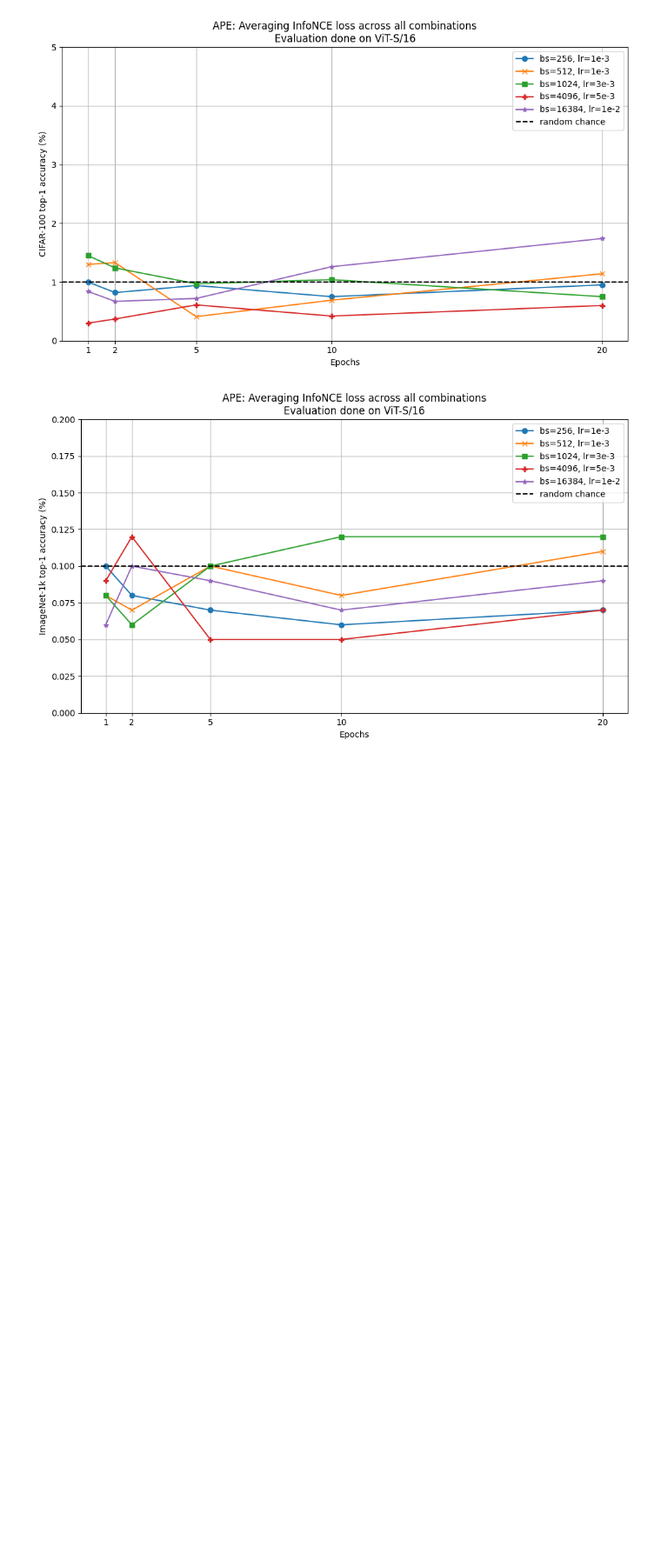
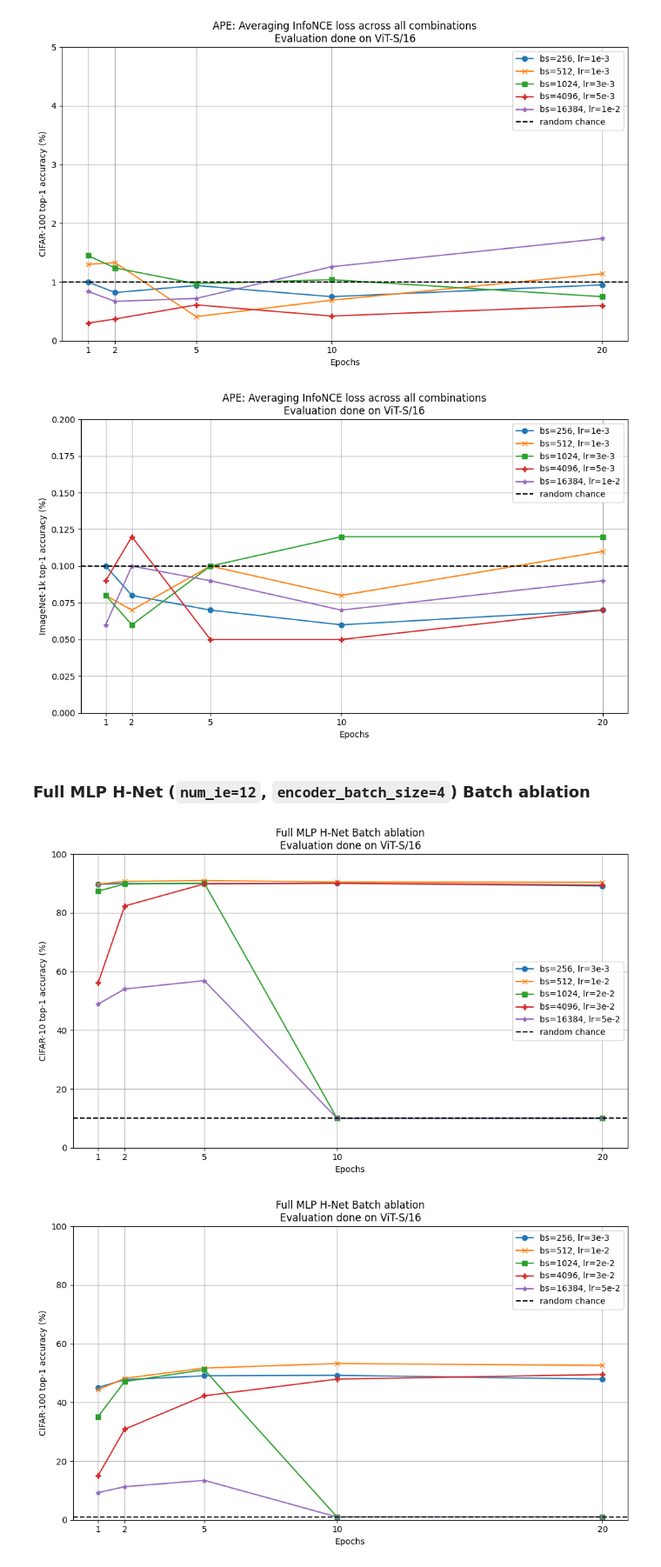
Before and after one commit to jaisidhsingh/hypa-new, a Jupyter notebook: hyperalignment/plot.ipynb, the cells around one changed output. Shown at 87% size. Cells and saved outputs as stored; diff of their text form; code cells hidden in the pictures; blank space fills up the shorter version.

Commit message:
sbatch fmlp hnet 100 eps

```diff
--- a/hyperalignment/plot.ipynb
+++ b/hyperalignment/plot.ipynb
@@ -49,3 +49,54 @@ for bench in benchmarks:
 [figure]
 [figure]
 [figure]
+# %% [markdown]
+### Full MLP H-Net (`num_ie=12`, `encoder_batch_size=4`) Batch ablation
+# %%
+from pylab import plt
+
+
+data_256 = {'exp_name': 'hnet_12-4_fmlp_c-32_bs-256_lr-3e-3', 'seed': 0, 'eval': {'epoch_1': {'cifar10': 89.71, 'cifar100': 45.1, 'imagenet1k': 20.69}, 'epoch_2': {'cifar10': 89.99, 'cifar100': 47.73, 'imagenet1k': 22.59}, 'epoch_5': {'cifar10': 89.97, 'cifar100': 49.08, 'imagenet1k': 23.37}, 'epoch_10': {'cifar10': 90.08, 'cifar100': 49.23, 'imagenet1k': 22.84}, 'epoch_20': {'cifar10': 89.15, 'cifar100': 47.93, 'imagenet1k': 21.36}}}
+data_512 = {'exp_name': 'hnet_12-4_fmlp_c-32_bs-512_lr-1e-2', 'seed': 0, 'eval': {'epoch_1': {'cifar10': 89.79, 'cifar100': 44.31, 'imagenet1k': 20.74}, 'epoch_2': {'cifar10': 90.68, 'cifar100': 48.19, 'imagenet1k': 23.29}, 'epoch_5': {'cifar10': 90.97, 'cifar100': 51.7, 'imagenet1k': 25.56}, 'epoch_10': {'cifar10': 90.48, 'cifar100': 53.25, 'imagenet1k': 26.27}, 'epoch_20': {'cifar10': 90.36, 'cifar100': 52.6, 'imagenet1k': 25.46}}}
+data_1024 = {'exp_name': 'hnet_12-4_fmlp_c-32_bs-1024_lr-2e-2', 'seed': 0, 'eval': {'epoch_1': {'cifar10': 87.4, 'cifar100': 35.19, 'imagenet1k': 13.89}, 'epoch_2': {'cifar10': 89.8, 'cifar100': 47.11, 'imagenet1k': 22.18}, 'epoch_5': {'cifar10': 90.1, 'cifar100': 51.13, 'imagenet1k': 24.63}, 'epoch_10': {'cifar10': 10.0, 'cifar100': 1.0, 'imagenet1k': 0.1}, 'epoch_20': {'cifar10': 10.0, 'cifar100': 1.0, 'imagenet1k': 0.1}}}
+data_4096 = {'exp_name': 'hnet_12-4_fmlp_c-32_bs-4096_lr-3e-2', 'seed': 0, 'eval': {'epoch_1': {'cifar10': 56.09, 'cifar100': 15.07, 'imagenet1k': 3.02}, 'epoch_2': {'cifar10': 82.3, 'cifar100': 30.88, 'imagenet1k': 10.58}, 'epoch_5': {'cifar10': 89.84, 'cifar100': 42.25, 'imagenet1k': 19.05}, 'epoch_10': {'cifar10': 90.05, 'cifar100': 47.94, 'imagenet1k': 22.17}, 'epoch_20': {'cifar10': 89.43, 'cifar100': 49.5, 'imagenet1k': 22.72}}}
+data_16384 = {'exp_name': 'hnet_12-4_fmlp_c-32_bs-16384_lr-5e-2', 'seed': 0, 'eval': {'epoch_1': {'cifar10': 48.91, 'cifar100': 9.31, 'imagenet1k': 1.24}, 'epoch_2': {'cifar10': 54.04, 'cifar100': 11.29, 'imagenet1k': 1.94}, 'epoch_5': {'cifar10': 56.89, 'cifar100': 13.46, 'imagenet1k': 2.95}, 'epoch_10': {'cifar10': 10.0, 'cifar100': 1.0, 'imagenet1k': 0.1}, 'epoch_20': {'cifar10': 10.0, 'cifar100': 1.0, 'imagenet1k': 0.1}}}
+
+epochs = [1, 2, 5, 10, 20]
+benchmarks = ["cifar10", "cifar100", "imagenet1k"]
+names = {"cifar10": "CIFAR-10", "cifar100": "CIFAR-100", "imagenet1k": "ImageNet-1k"}
+lims = {"cifar10": [0.0, 100.0], "cifar100": [0.0, 100.0], "imagenet1k": [0.0, 100]}
+rcs = {"cifar10": 10.0, "cifar100": 1.0, "imagenet1k": 0.1}
+
+for bench in benchmarks:
+    acc_256 = [data_256['eval'][f'epoch_{epoch}'][bench] for epoch in epochs]
+    acc_512 = [data_512['eval'][f'epoch_{epoch}'][bench] for epoch in epochs]
+    acc_1024 = [data_1024['eval'][f'epoch_{epoch}'][bench] for epoch in epochs]
+    acc_4096 = [data_4096['eval'][f'epoch_{epoch}'][bench] for epoch in epochs]
+    acc_16384 = [data_16384['eval'][f'epoch_{epoch}'][bench] for epoch in epochs]
+
+    # Create the plot
+    plt.figure(figsize=(10, 6))
+
+    plt.plot(epochs, acc_256, marker='o', label="bs=256, lr=3e-3")
+    plt.plot(epochs, acc_512, marker='x', label="bs=512, lr=1e-2")
+    plt.plot(epochs, acc_1024, marker='s', label="bs=1024, lr=2e-2")
+    plt.plot(epochs, acc_4096, marker='P', label="bs=4096, lr=3e-2")
+    plt.plot(epochs, acc_16384, marker='*', label="bs=16384, lr=5e-2")
+
+    plt.axhline(y=rcs[bench], color="black", linestyle="--", label="random chance")
+
+    plt.title(f'Full MLP H-Net Batch ablation\nEvaluation done on ViT-S/16')
+    plt.xlabel('Epochs')
+    plt.ylabel(f'{names[bench]} top-1 accuracy (%)')
+    plt.ylim(lims[bench])
+    plt.xticks([1, 2, 5, 10, 20])
+    plt.grid(True)
+
+    # Save and show the plot
+    plt.legend()
+    plt.tight_layout()
+    # plt.savefig('imagenet_accuracy_plot.png')
+    plt.show()
+# %% [output]
+[figure, added]
+[figure, added]
```
Also changed, not shown: parts of 3 cells of this notebook, 1 other file.
